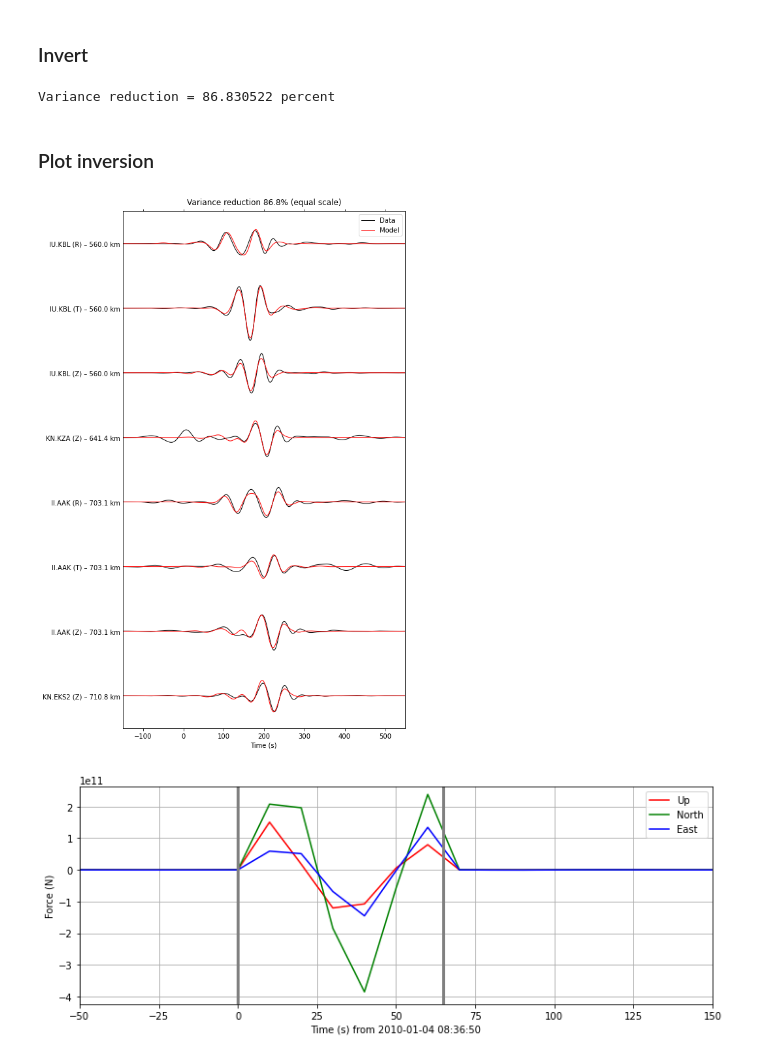
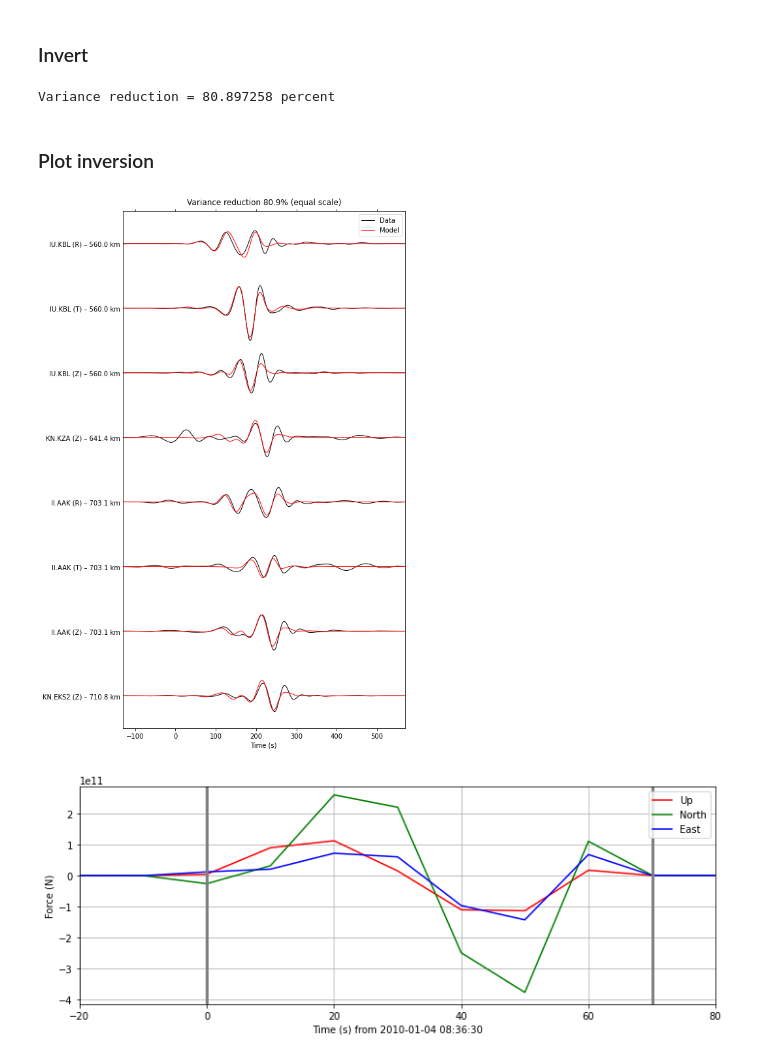
Before and after one commit to DOI-USGS/lsforce, a Jupyter notebook: notebooks/example_triangle.ipynb, the cells around one changed output. Saved outputs shown, nothing was run; the diff lists cells and outputs as text; code cells hidden in the pictures.

```diff
--- a/notebooks/example_triangle.ipynb
+++ b/notebooks/example_triangle.ipynb
@@ -171,8 +171,8 @@ Downloaded KZA (4/4)
 ### Invert
 # %%
 force.invert(
-    zero_time=150,
-    max_duration=65,
+    zero_time=130,
+    max_duration=70,
     impose_zero=True,
     add_to_zero=True,
     alphaset=3.6e-18,
@@ -180,15 +180,15 @@ force.invert(
     tikhonov_ratios=(0, 0, 1),
 )
 # %% [output]
-Variance reduction = 86.830522 percent
+Variance reduction = 80.897258 percent
 # %% [markdown]
 ### Plot inversion
 # %%
 # Plot waveform fits
 force.plot_fits();
 
 # Plot results
-force.plot_forces(xlim=[-50, 150]);
+force.plot_forces(xlim=[-20, 80]);
 # %% [output]
-[figure, old version]
+[figure, new version]
-[figure, old version]
+[figure, new version]
```
